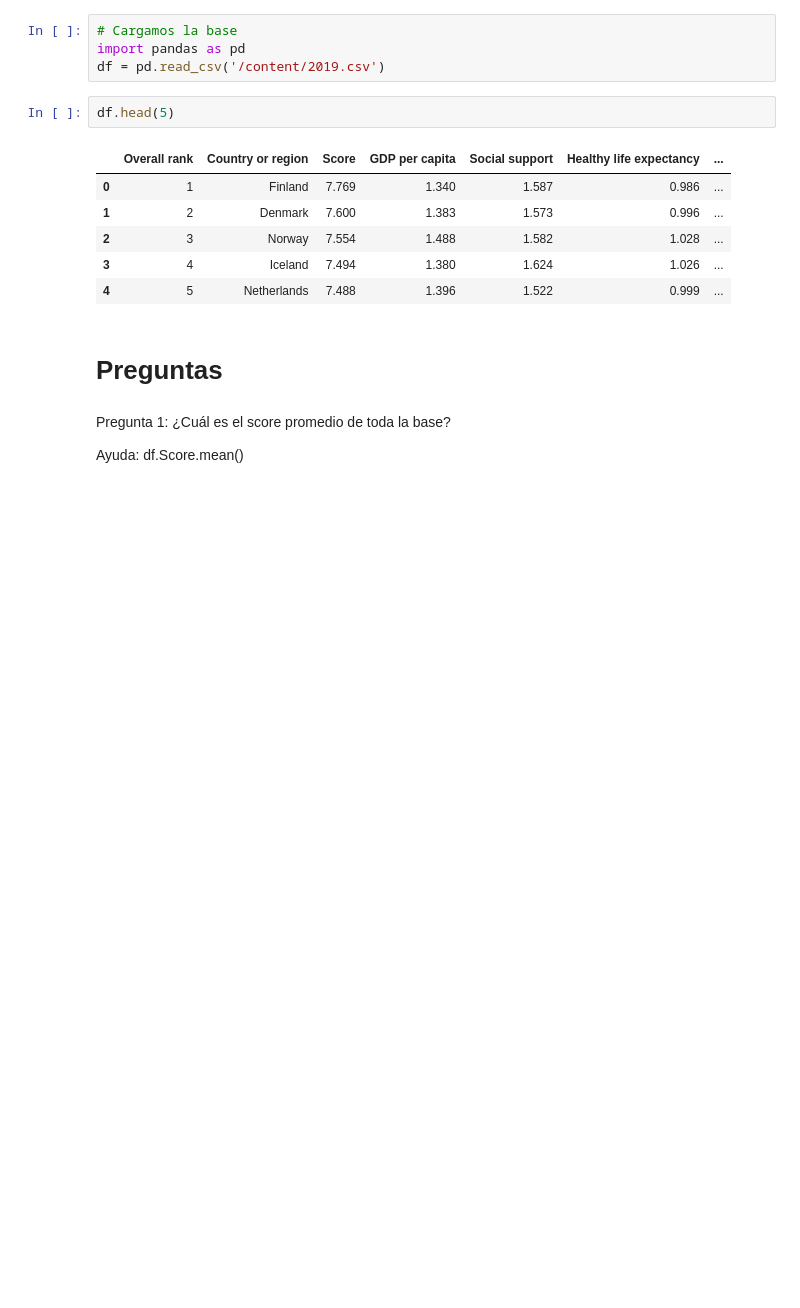
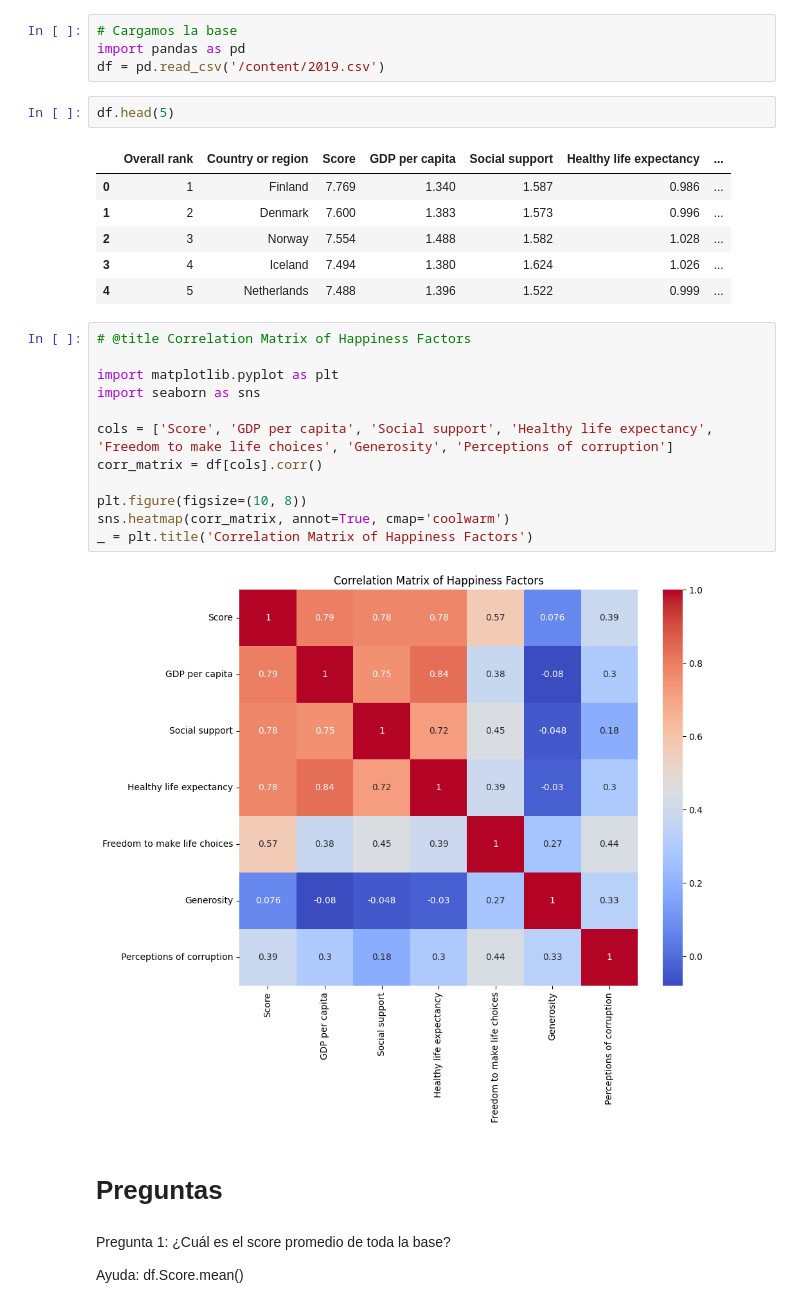
Before and after one commit to FerBarrey/An-lisis-cuantitativo-avanzados, a Jupyter notebook: Copia_de_Ejercicio_1.ipynb, the cells around one changed output. Cells and saved outputs as stored; diff of their text form; blank space fills up the shorter version.

```diff
--- a/Copia_de_Ejercicio_1.ipynb
+++ b/Copia_de_Ejercicio_1.ipynb
@@ -67,6 +67,20 @@ df.head(5)
 | 2 | 3 | Norway | 7.554 | 1.488 | 1.582 | 1.028 | ... |
 | 3 | 4 | Iceland | 7.494 | 1.380 | 1.624 | 1.026 | ... |
 | 4 | 5 | Netherlands | 7.488 | 1.396 | 1.522 | 0.999 | ... |
+# %%
+# @title Correlation Matrix of Happiness Factors
+
+import matplotlib.pyplot as plt
+import seaborn as sns
+
+cols = ['Score', 'GDP per capita', 'Social support', 'Healthy life expectancy', 'Freedom to make life choices', 'Generosity', 'Perceptions of corruption']
+corr_matrix = df[cols].corr()
+
+plt.figure(figsize=(10, 8))
+sns.heatmap(corr_matrix, annot=True, cmap='coolwarm')
+_ = plt.title('Correlation Matrix of Happiness Factors')
+# %% [output]
+[figure, added]
 # %% [markdown]
 # Preguntas
 # %% [markdown]
```
